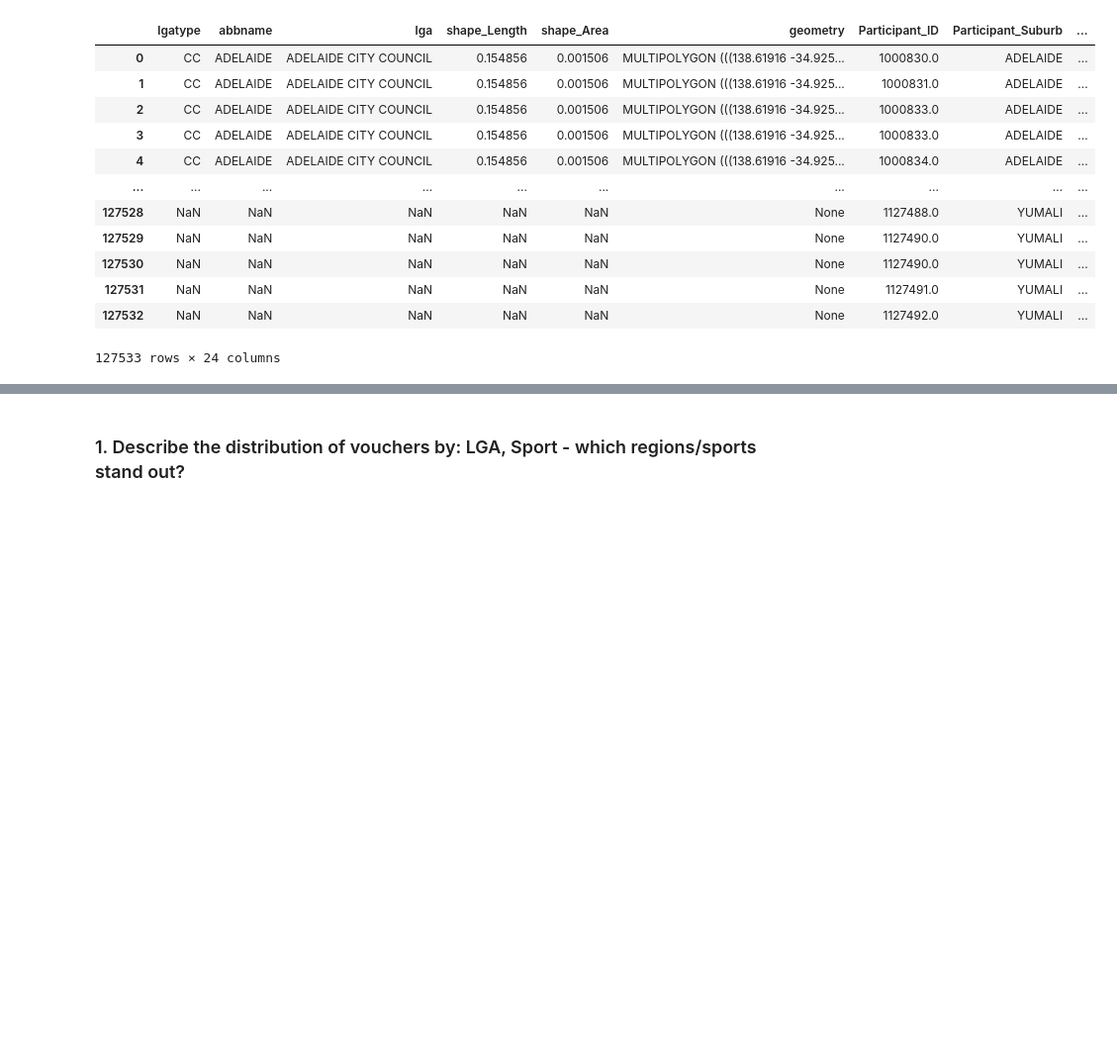
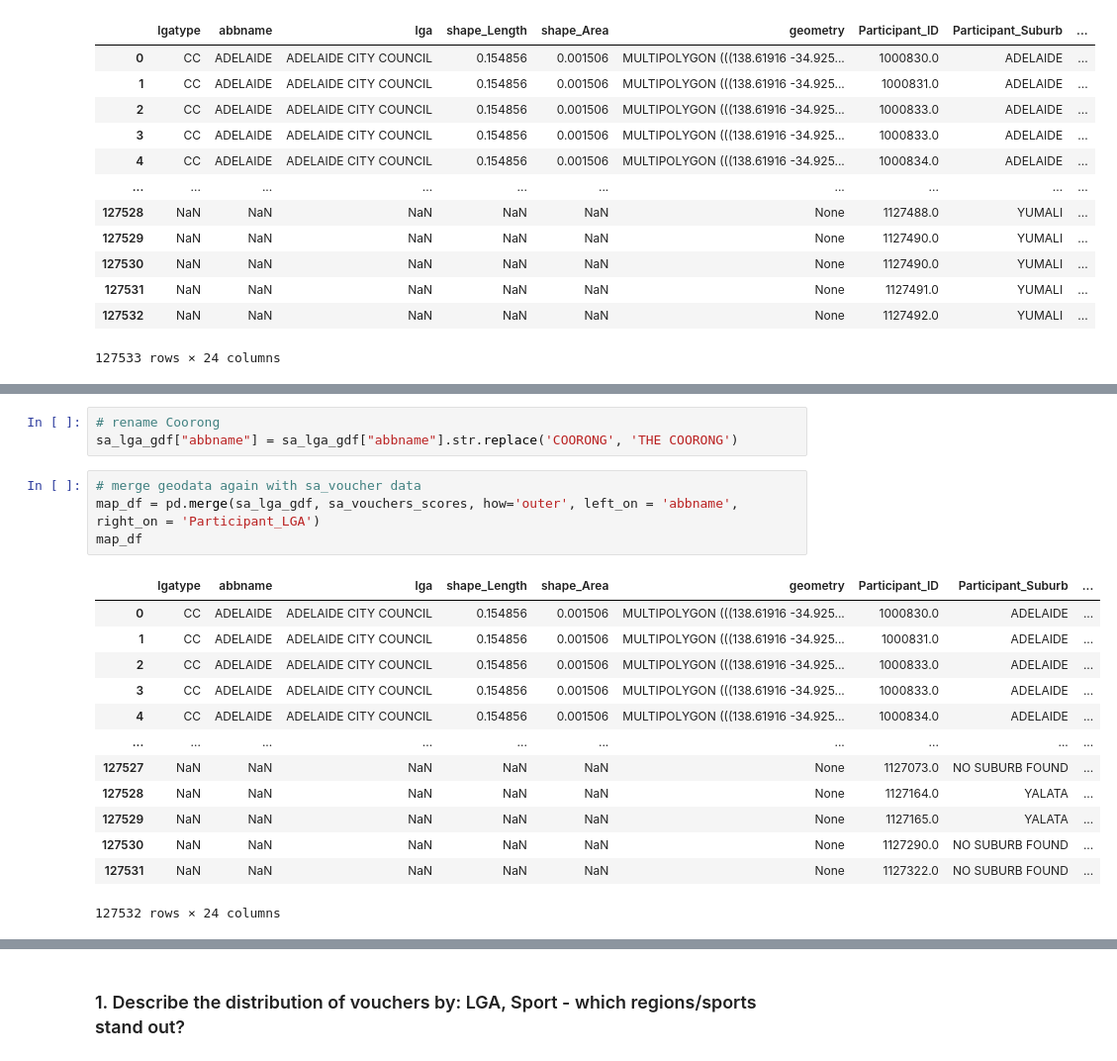
Before and after one commit to felix-rosenberger/Data-Science-Portfolio, a Jupyter notebook: Portfolio 2.ipynb, the cells around one changed output, grey strips where cells are left out. Shown at 99% size. Drawn from its saved outputs; the diff is of its cells as text; blank space fills up the shorter version.

```diff
--- a/Portfolio 2.ipynb
+++ b/Portfolio 2.ipynb
@@ -209,0 +224,21 @@ map_df[map_df['geometry'] == None]
+# %%
+# rename Coorong
+sa_lga_gdf["abbname"] = sa_lga_gdf["abbname"].str.replace('COORONG', 'THE COORONG')
+# %%
+# merge geodata again with sa_voucher data
+map_df = pd.merge(sa_lga_gdf, sa_vouchers_scores, how='outer', left_on = 'abbname', right_on = 'Participant_LGA')
+map_df
+# %% [output]
+|  | lgatype | abbname | lga | shape_Length | shape_Area | geometry | Participant_ID | Participant_Suburb | ... |
+| 0 | CC | ADELAIDE | ADELAIDE CITY COUNCIL | 0.154856 | 0.001506 | MULTIPOLYGON (((138.61916 -34.925... | 1000830.0 | ADELAIDE | ... |
+| 1 | CC | ADELAIDE | ADELAIDE CITY COUNCIL | 0.154856 | 0.001506 | MULTIPOLYGON (((138.61916 -34.925... | 1000831.0 | ADELAIDE | ... |
+| 2 | CC | ADELAIDE | ADELAIDE CITY COUNCIL | 0.154856 | 0.001506 | MULTIPOLYGON (((138.61916 -34.925... | 1000833.0 | ADELAIDE | ... |
+| 3 | CC | ADELAIDE | ADELAIDE CITY COUNCIL | 0.154856 | 0.001506 | MULTIPOLYGON (((138.61916 -34.925... | 1000833.0 | ADELAIDE | ... |
+| 4 | CC | ADELAIDE | ADELAIDE CITY COUNCIL | 0.154856 | 0.001506 | MULTIPOLYGON (((138.61916 -34.925... | 1000834.0 | ADELAIDE | ... |
+| ... | ... | ... | ... | ... | ... | ... | ... | ... | ... |
+| 127527 | NaN | NaN | NaN | NaN | NaN | None | 1127073.0 | NO SUBURB FOUND | ... |
+| 127528 | NaN | NaN | NaN | NaN | NaN | None | 1127164.0 | YALATA | ... |
+| 127529 | NaN | NaN | NaN | NaN | NaN | None | 1127165.0 | YALATA | ... |
+| 127530 | NaN | NaN | NaN | NaN | NaN | None | 1127290.0 | NO SUBURB FOUND | ... |
+| 127531 | NaN | NaN | NaN | NaN | NaN | None | 1127322.0 | NO SUBURB FOUND | ... |
+127532 rows × 24 columns
```
Also changed, not shown: parts of 15 cells of this notebook.
